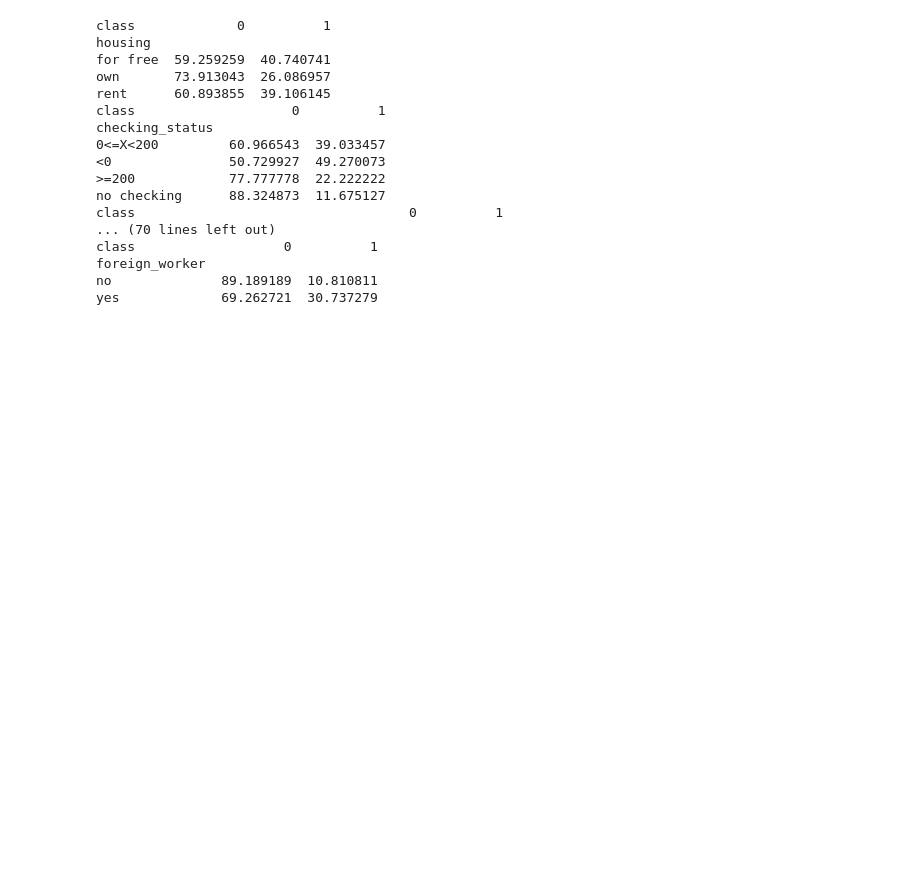
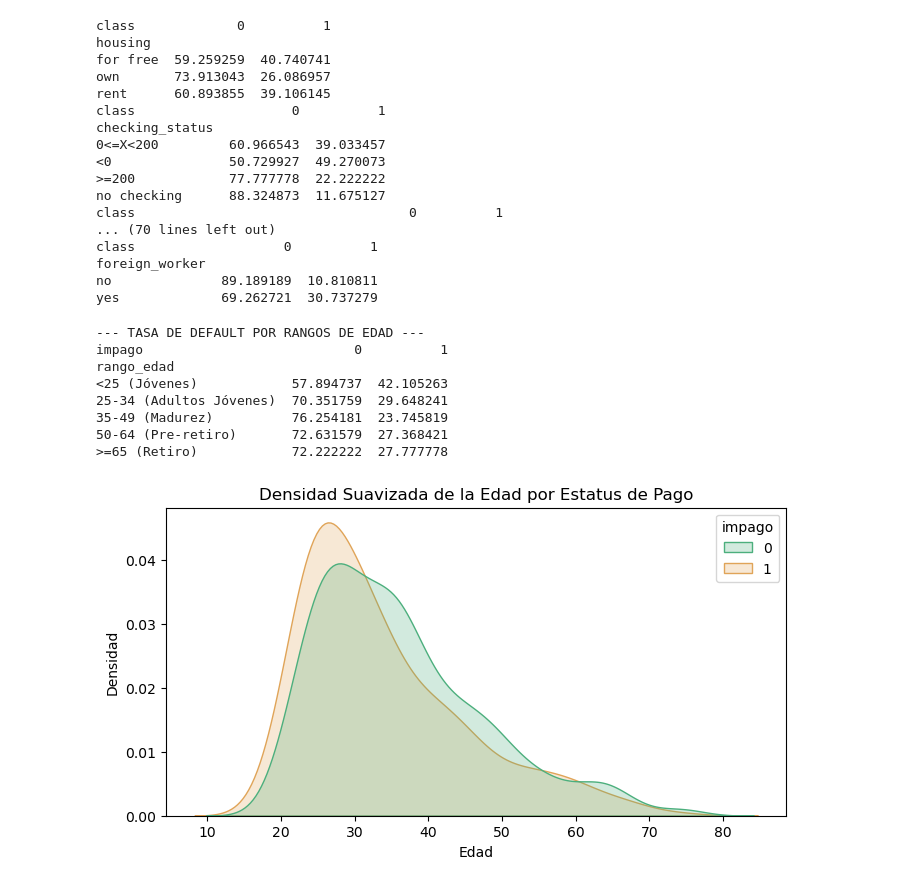
Before and after one commit to DannyGArballo/IA-Explicable-Inclusion-Financiera, a Jupyter notebook: EDA.ipynb, the cells around one changed output. Cells and saved outputs as stored; diff of their text form; code cells hidden in the pictures; blank space fills up the shorter version.

Commit message:
feat: implementar pipeline de EDA extendido y auditoría de sesgos en German Credit
Detalles de la sesión analítica:

```diff
--- a/EDA.ipynb
+++ b/EDA.ipynb
@@ -4,9 +4,11 @@ import numpy as np
 import seaborn as sb
 import matplotlib.pyplot as plt
 import os
-DATOS="german_credit.csv"
-os.path.exists(DATOS)
+DATOS="../../Practicas_IA_Explicable_practicantes/german_credit.csv"
+print("¿El archivo existe?:", os.path.exists(DATOS))
 datos_df = pd.read_csv(DATOS)
 X = datos_df.drop(columns=["class"]).copy()
 y_texto = datos_df["class"].copy()
 Y=(y_texto=="bad").astype(int)
+tmp = X.copy()
+tmp["impago"] = Y.values
@@ -43,3 +47,28 @@ class                   0          1
 foreign_worker
 no              89.189189  10.810811
 yes             69.262721  30.737279
+# %%
+cortes_edad = [0, 25, 35, 50, 65, 100]
+etiquetas_edad = ['<25 (Jóvenes)', '25-34 (Adultos Jóvenes)', '35-49 (Madurez)', '50-64 (Pre-retiro)', '>=65 (Retiro)']
+
+tmp['rango_edad'] = pd.cut(tmp['age'], bins=cortes_edad, labels=etiquetas_edad)
+
+print("--- TASA DE DEFAULT POR RANGOS DE EDAD ---")
+print(pd.crosstab(tmp['rango_edad'], tmp['impago'], normalize='index') * 100)
+
+plt.figure(figsize=(8, 4))
+sb.kdeplot(data=tmp, x="age", hue="impago", fill=True, common_norm=False, palette=["#4CAF7D", "#E0A458"])
+plt.title("Densidad Suavizada de la Edad por Estatus de Pago")
+plt.xlabel("Edad")
+plt.ylabel("Densidad")
+plt.show()
+# %% [output]
+--- TASA DE DEFAULT POR RANGOS DE EDAD ---
+impago                           0          1
+rango_edad
+<25 (Jóvenes)            57.894737  42.105263
+25-34 (Adultos Jóvenes)  70.351759  29.648241
+35-49 (Madurez)          76.254181  23.745819
+50-64 (Pre-retiro)       72.631579  27.368421
+>=65 (Retiro)            72.222222  27.777778
+[figure, added]
```
Also changed, not shown: parts of 6 cells of this notebook.
